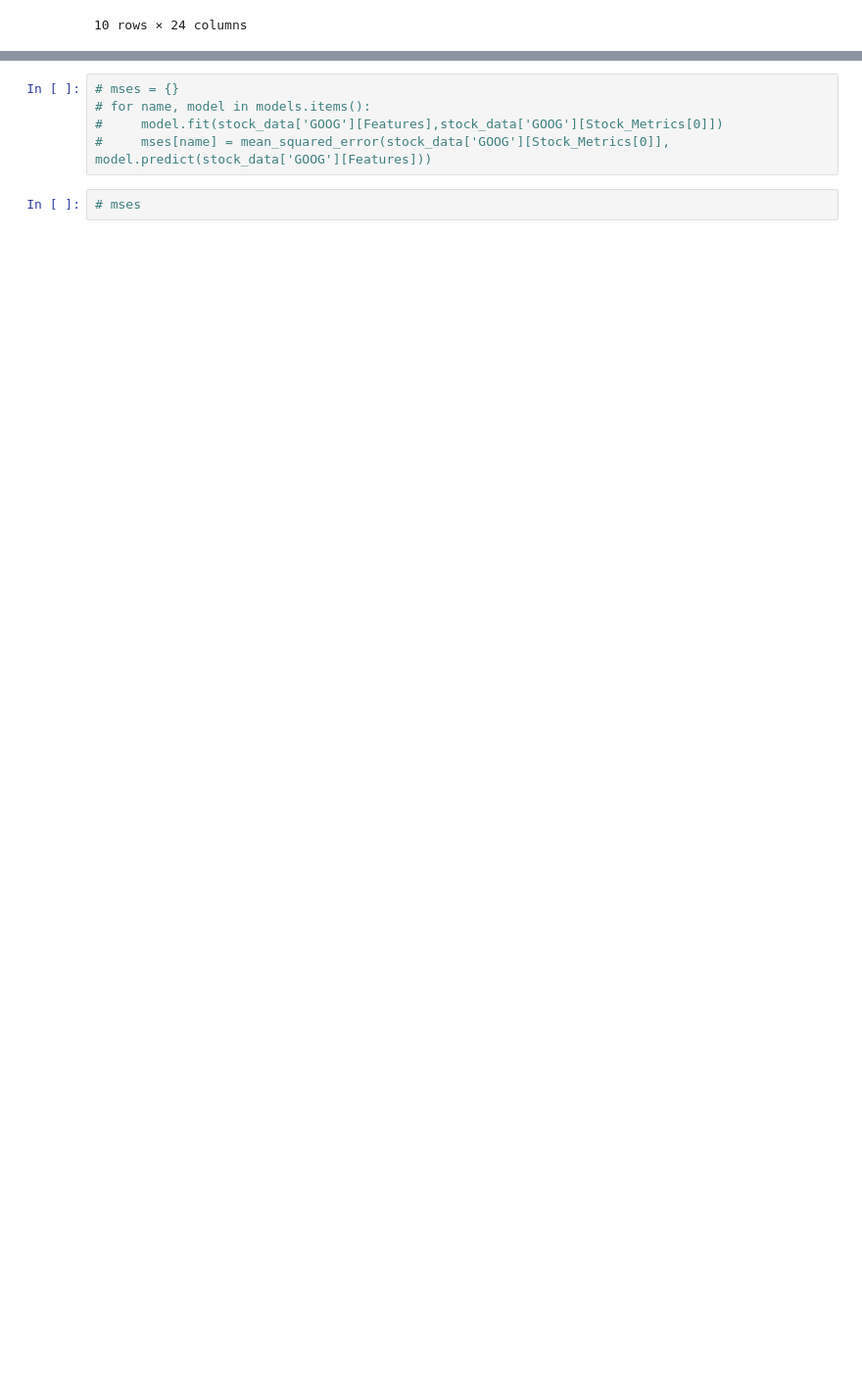
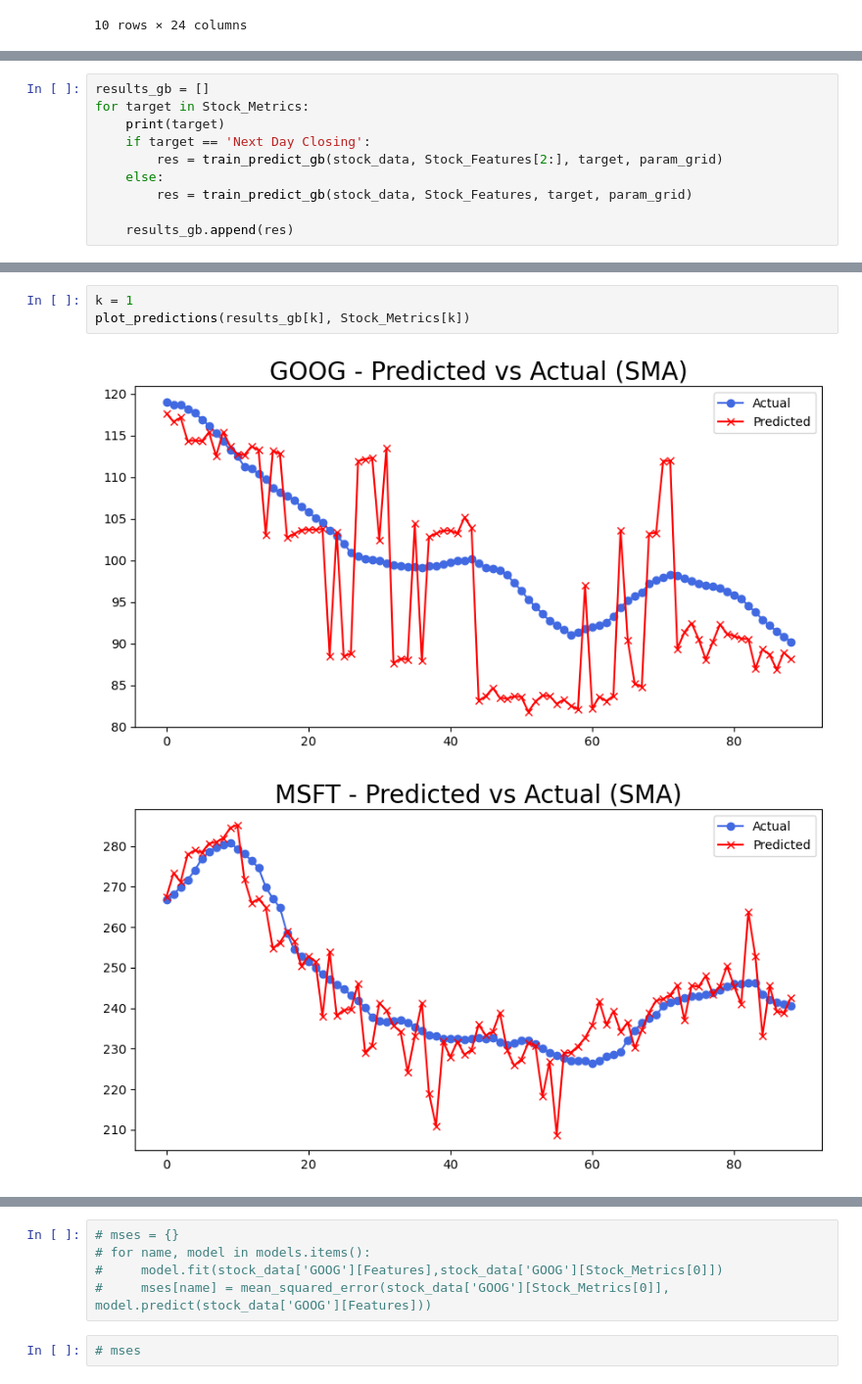
Before and after one commit to rishabhtyagi989/SIGNS_2024, a Jupyter notebook: stock_price_pred_xgb.ipynb, the cells around one changed output, grey strips where cells are left out. Shown at 98% size. Drawn from its saved outputs; the diff is of its cells as text; blank space fills up the shorter version.

```diff
--- a/stock_price_pred_xgb.ipynb
+++ b/stock_price_pred_xgb.ipynb
@@ -319,0 +366,10 @@ plot_predictions(results[k], Stock_Metrics[k])
+# %%
+results_gb = []
+for target in Stock_Metrics:
+    print(target)
+    if target == 'Next Day Closing':
+        res = train_predict_gb(stock_data, Stock_Features[2:], target, param_grid)
+    else:
+        res = train_predict_gb(stock_data, Stock_Features, target, param_grid)
+
+    results_gb.append(res)
@@ -319,0 +394,6 @@ plot_predictions(results[k], Stock_Metrics[k])
+# %%
+k = 1
+plot_predictions(results_gb[k], Stock_Metrics[k])
+# %% [output]
+[figure, added]
+[figure, added]
```
Also changed, not shown: parts of 19 cells of this notebook.
